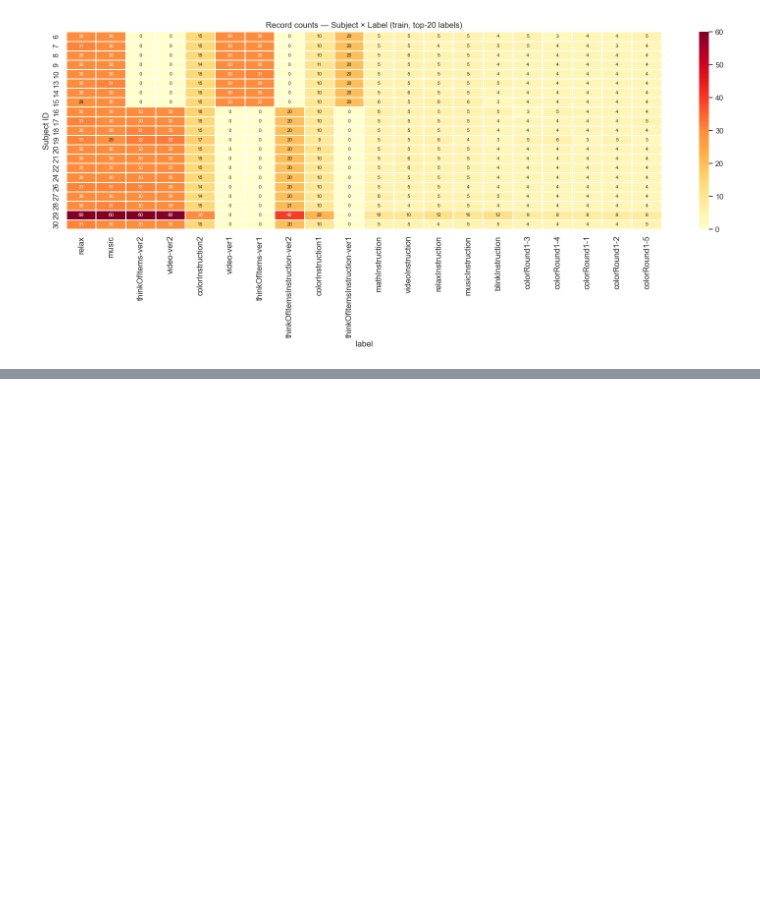
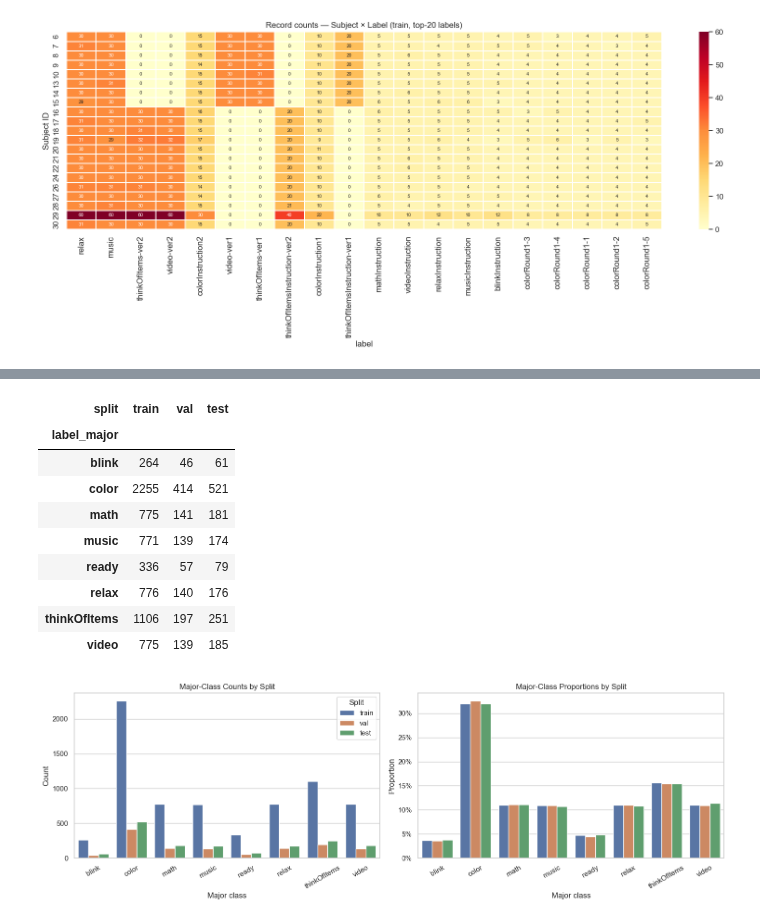
Before and after one commit to parhamkebria/EEG, a Jupyter notebook: split_analysis.ipynb, the cells around one changed output, grey strips where cells are left out. Drawn from its saved outputs; the diff is of its cells as text; code cells hidden in the pictures; blank space fills up the shorter version.

Commit message:
consolidated minor classes to major classes

```diff
--- a/split_analysis.ipynb
+++ b/split_analysis.ipynb
@@ -205,0 +273,61 @@ plt.show()
+# %%
+major_counts = (
+    df_major.groupby(["split", "label_major"], observed=True)
+    .size()
+    .rename("count")
+    .reset_index()
+)
+major_counts["proportion"] = major_counts["count"] / major_counts.groupby("split", observed=True)["count"].transform("sum")
+
+display(
+    major_counts.pivot(index="label_major", columns="split", values="count").fillna(0).astype(int)
+)
+
+fig, axes = plt.subplots(1, 2, figsize=(15, 5))
+
+sns.barplot(
+    data=major_counts,
+    x="label_major",
+    y="count",
+    hue="split",
+    hue_order=SPLIT_ORDER,
+    palette=SPLIT_PALETTE,
+    ax=axes[0],
+)
+axes[0].set_title("Major-Class Counts by Split")
+axes[0].set_xlabel("Major class")
+axes[0].set_ylabel("Count")
+axes[0].tick_params(axis="x", rotation=30)
+
+sns.barplot(
+    data=major_counts,
+    x="label_major",
+    y="proportion",
+    hue="split",
+    hue_order=SPLIT_ORDER,
+    palette=SPLIT_PALETTE,
+    ax=axes[1],
+)
+axes[1].set_title("Major-Class Proportions by Split")
+axes[1].set_xlabel("Major class")
+axes[1].set_ylabel("Proportion")
+axes[1].tick_params(axis="x", rotation=30)
+axes[1].yaxis.set_major_formatter(mticker.PercentFormatter(xmax=1, decimals=0))
+
+axes[0].legend(title="Split")
+axes[1].legend_.remove()
+
+plt.tight_layout()
+plt.show()
+# %% [output]
+| split | train | val | test |
+| label_major |  |  |  |
+| blink | 264 | 46 | 61 |
+| color | 2255 | 414 | 521 |
+| math | 775 | 141 | 181 |
+| music | 771 | 139 | 174 |
+| ready | 336 | 57 | 79 |
+| relax | 776 | 140 | 176 |
+| thinkOfItems | 1106 | 197 | 251 |
+| video | 775 | 139 | 185 |
+[figure, added]
```
Also changed, not shown: parts of 3 cells of this notebook, 3 other files.
